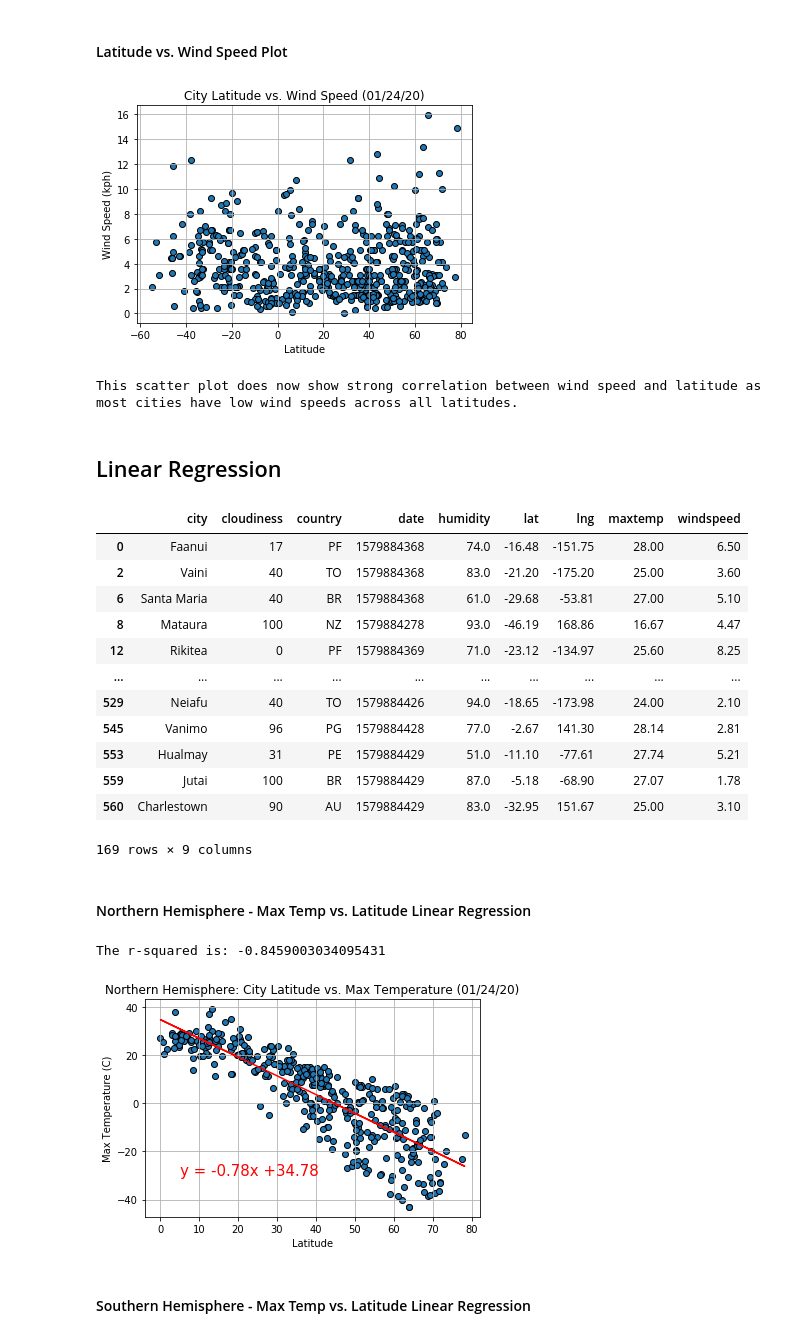
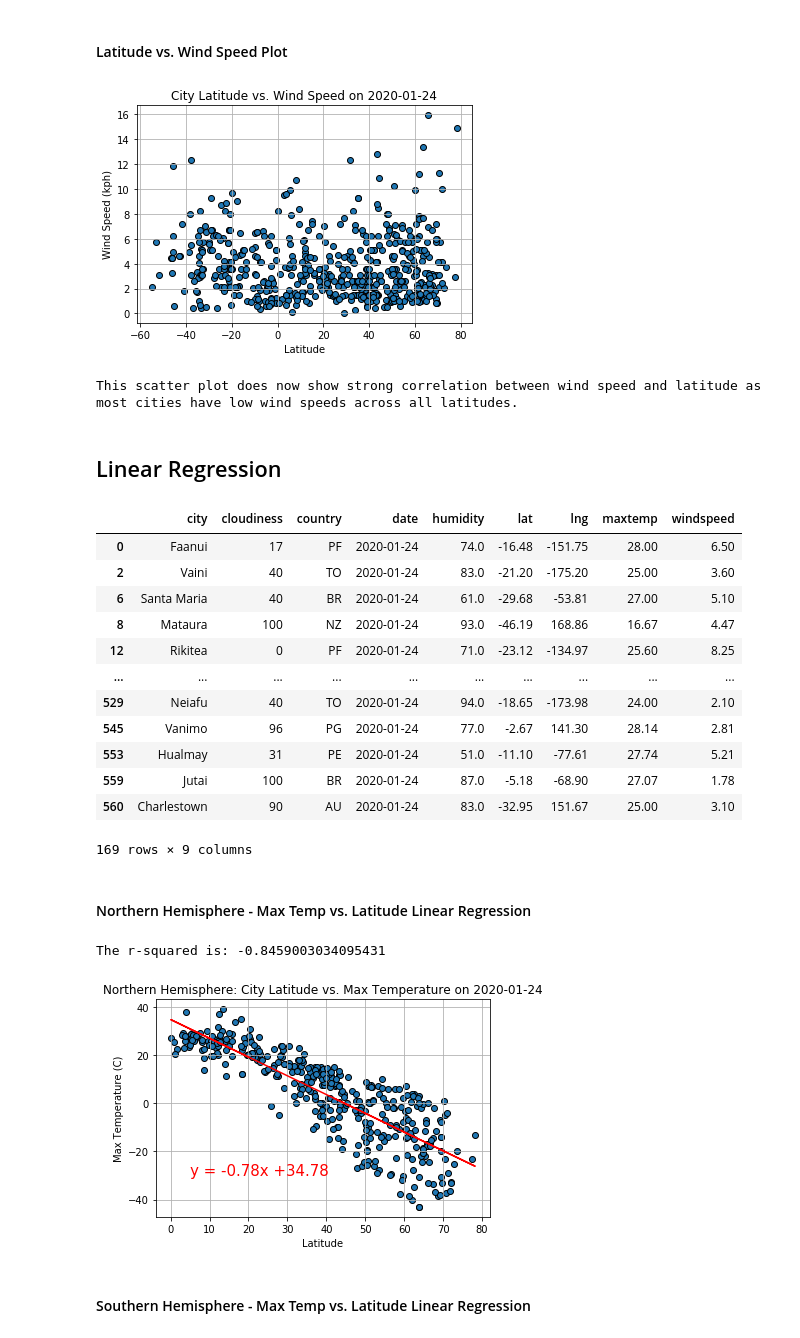
Before and after one commit to loryuen/python-api-challenge, a Jupyter notebook: WeatherPy/WeatherPy.ipynb, the cells around one changed output. Cells and saved outputs as stored; diff of their text form; code cells hidden in the pictures.

```diff
--- a/WeatherPy/WeatherPy.ipynb
+++ b/WeatherPy/WeatherPy.ipynb
@@ -154,0 +146,12 @@ cities_df.head()
+# %%
+# display
+cities_df.head()
+
+# convert unix date/time stamp to readable format
+cities_df['date'] = pd.to_datetime(cities_df['date'],unit='s')
+cities_df['date'] = cities_df['date'].dt.date
+
+cities_df.head()
+
+# store date value
+date = cities_df['date'][0]
@@ -212,38 +222,39 @@ y_values = cities_df['windspeed'] # check whats wrong with y axis labeling
 plt.scatter(x_values,y_values, edgecolor = 'black')
 plt.xlabel('Latitude')
 plt.ylabel('Wind Speed (kph)')
-plt.title('City Latitude vs. Wind Speed (01/24/20)') # figure out how to do date stamp here
+plt.title(f'City Latitude vs. Wind Speed on {date}')
 plt.grid()
 plt.savefig('images/City_Lat_vs_Windspeed.png')
 plt.show()
 print("This scatter plot does now show strong correlation between wind speed and latitude as most cities have low wind speeds across all latitudes.")
 # %% [output]
-[figure, old version]
+[figure, new version]
 This scatter plot does now show strong correlation between wind speed and latitude as most cities have low wind speeds across all latitudes.
 # %% [markdown]
 ## Linear Regression
 # %%
 # OPTIONAL: Create a function to create Linear Regression plots
 # %%
-# Create Northern and Southern Hemisphere DataFrames
+# Create Northern Hemisphere DataFrames
 north_cities_df = cities_df.loc[cities_df['lat']>0]
 north_cities_df
 
-south_cities_df = cities_df.loc[cities_df['lat']<0]
+# Create Southern Hemisphere DataFrames
+south_cities_df = south_cities_df.loc[south_cities_df['lat']<0]
 south_cities_df
 # %% [output]
 |  | city | cloudiness | country | date | humidity | lat | lng | maxtemp | windspeed |
-| 0 | Faanui | 17 | PF | 1579884368 | 74.0 | -16.48 | -151.75 | 28.00 | 6.50 |
-| 2 | Vaini | 40 | TO | 1579884368 | 83.0 | -21.20 | -175.20 | 25.00 | 3.60 |
-| 6 | Santa Maria | 40 | BR | 1579884368 | 61.0 | -29.68 | -53.81 | 27.00 | 5.10 |
-| 8 | Mataura | 100 | NZ | 1579884278 | 93.0 | -46.19 | 168.86 | 16.67 | 4.47 |
-| 12 | Rikitea | 0 | PF | 1579884369 | 71.0 | -23.12 | -134.97 | 25.60 | 8.25 |
+| 0 | Faanui | 17 | PF | 2020-01-24 | 74.0 | -16.48 | -151.75 | 28.00 | 6.50 |
+| 2 | Vaini | 40 | TO | 2020-01-24 | 83.0 | -21.20 | -175.20 | 25.00 | 3.60 |
+| 6 | Santa Maria | 40 | BR | 2020-01-24 | 61.0 | -29.68 | -53.81 | 27.00 | 5.10 |
+| 8 | Mataura | 100 | NZ | 2020-01-24 | 93.0 | -46.19 | 168.86 | 16.67 | 4.47 |
+| 12 | Rikitea | 0 | PF | 2020-01-24 | 71.0 | -23.12 | -134.97 | 25.60 | 8.25 |
 | ... | ... | ... | ... | ... | ... | ... | ... | ... | ... |
-| 529 | Neiafu | 40 | TO | 1579884426 | 94.0 | -18.65 | -173.98 | 24.00 | 2.10 |
-| 545 | Vanimo | 96 | PG | 1579884428 | 77.0 | -2.67 | 141.30 | 28.14 | 2.81 |
-| 553 | Hualmay | 31 | PE | 1579884429 | 51.0 | -11.10 | -77.61 | 27.74 | 5.21 |
-| 559 | Jutai | 100 | BR | 1579884429 | 87.0 | -5.18 | -68.90 | 27.07 | 1.78 |
-| 560 | Charlestown | 90 | AU | 1579884429 | 83.0 | -32.95 | 151.67 | 25.00 | 3.10 |
+| 529 | Neiafu | 40 | TO | 2020-01-24 | 94.0 | -18.65 | -173.98 | 24.00 | 2.10 |
+| 545 | Vanimo | 96 | PG | 2020-01-24 | 77.0 | -2.67 | 141.30 | 28.14 | 2.81 |
+| 553 | Hualmay | 31 | PE | 2020-01-24 | 51.0 | -11.10 | -77.61 | 27.74 | 5.21 |
+| 559 | Jutai | 100 | BR | 2020-01-24 | 87.0 | -5.18 | -68.90 | 27.07 | 1.78 |
+| 560 | Charlestown | 90 | AU | 2020-01-24 | 83.0 | -32.95 | 151.67 | 25.00 | 3.10 |
 169 rows × 9 columns
 # %% [markdown]
 ####  Northern Hemisphere - Max Temp vs. Latitude Linear Regression
@@ -251,35 +262,35 @@ south_cities_df
 # define x and y values
 x_values = north_cities_df['lat']
 y_values = north_cities_df['maxtemp']
 
 # Perform a linear regression on temperature vs. latitude
 (slope, intercept, rvalue, pvalue, stderr) = stats.linregress(x_values, y_values)
 
 # Get regression values
 regress_values = x_values * slope + intercept
 
 # Create line equation string
 line_eq = "y = " + str(round(slope,2)) + "x +" + str(round(intercept,2))
 
 # Create Plot
 plt.scatter(x_values,y_values, edgecolor = 'black')
 plt.plot(x_values,regress_values,"r-")
 
 # Label plot and annotate the line equation
 plt.xlabel('Latitude')
 plt.ylabel('Max Temperature (C)')
-plt.title('Northern Hemisphere: City Latitude vs. Max Temperature (01/24/20)') # figure out how to do date stamp here
+plt.title(f'Northern Hemisphere: City Latitude vs. Max Temperature on {date}')
 plt.annotate(line_eq,(5,-30),fontsize=15,color="red")
 
 # Print r square value
 print(f"The r-squared is: {rvalue}")
 
 plt.grid()
 plt.savefig('images/NORTH_City_Lat_vs_Max_Temp_REGRESS.png')
 plt.show()
 # %% [output]
 The r-squared is: -0.8459003034095431
-[figure, old version]
+[figure, new version]
 # %% [markdown]
 ####  Southern Hemisphere - Max Temp vs. Latitude Linear Regression
 # %%
```
Also changed, not shown: parts of 13 cells of this notebook, 13 other files.
